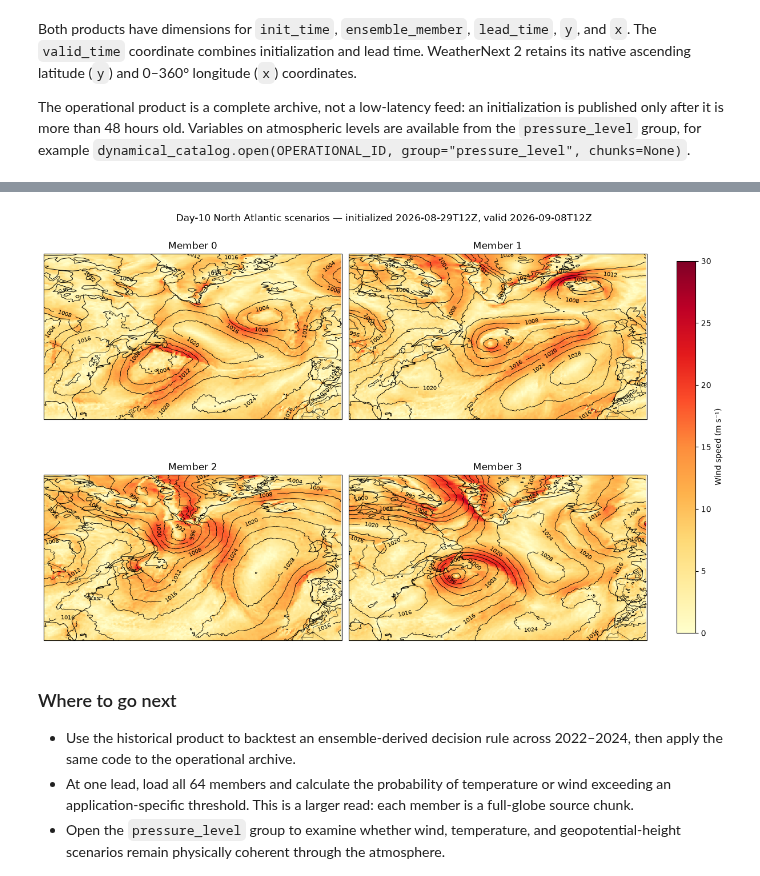
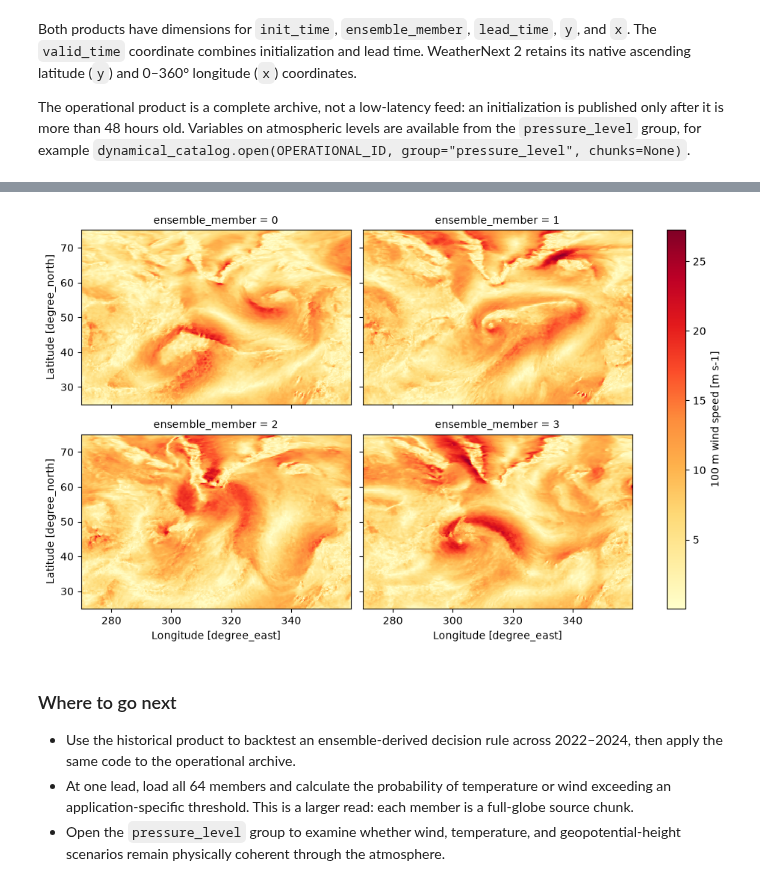
Before and after one commit to dynamical-org/notebooks, a Jupyter notebook: google-weathernext2-forecast-historical+operational-virtual.ipynb, the cells around one changed output, grey strips where cells are left out. Saved outputs shown, nothing was run; the diff lists cells and outputs as text; code cells hidden in the pictures.

```diff
--- a/google-weathernext2-forecast-historical+operational-virtual.ipynb
+++ b/google-weathernext2-forecast-historical+operational-virtual.ipynb
@@ -161,30 +89,22 @@ The latest published initialization changes as the archive updates. Here, four m
 # %%
-latest_init = operational.init_time.values[-1]
-north_atlantic = (
-    operational[
-        ["pressure_reduced_to_mean_sea_level", "wind_u_100m", "wind_v_100m"]
-    ]
+latest = (
+    operational.isel(init_time=-1)
     .sel(
-        init_time=latest_init,
         ensemble_member=slice(0, 3),
         lead_time="240h",
         y=slice(25, 75),
         x=slice(270, 359.75),
     )
-    .load()
 )
 
-init_label = np.datetime_as_string(latest_init, unit="h")
-valid_label = np.datetime_as_string(north_atlantic.valid_time.values, unit="h")
-plot_scenarios(
-    north_atlantic,
-    wind_u="wind_u_100m",
-    wind_v="wind_v_100m",
-    extent=(-90, 0, 25, 75),
-    title=f"Day-10 North Atlantic scenarios — initialized {init_label}Z, valid {valid_label}Z",
+wind_speed_100m = (latest["wind_u_100m"] ** 2 + latest["wind_v_100m"] ** 2) ** 0.5
+wind_speed_100m = wind_speed_100m.load()
+wind_speed_100m.attrs["long_name"] = "100 m wind speed"
+_ = wind_speed_100m.plot(
+    x="x", y="y", col="ensemble_member", col_wrap=2, figsize=(10, 6), cmap="YlOrRd"
 )
 # %% [output]
-[figure, old version]
+[figure, new version]
 # %% [markdown]
 ### Where to go next
 
```
Also changed, not shown: parts of 7 cells of this notebook.
